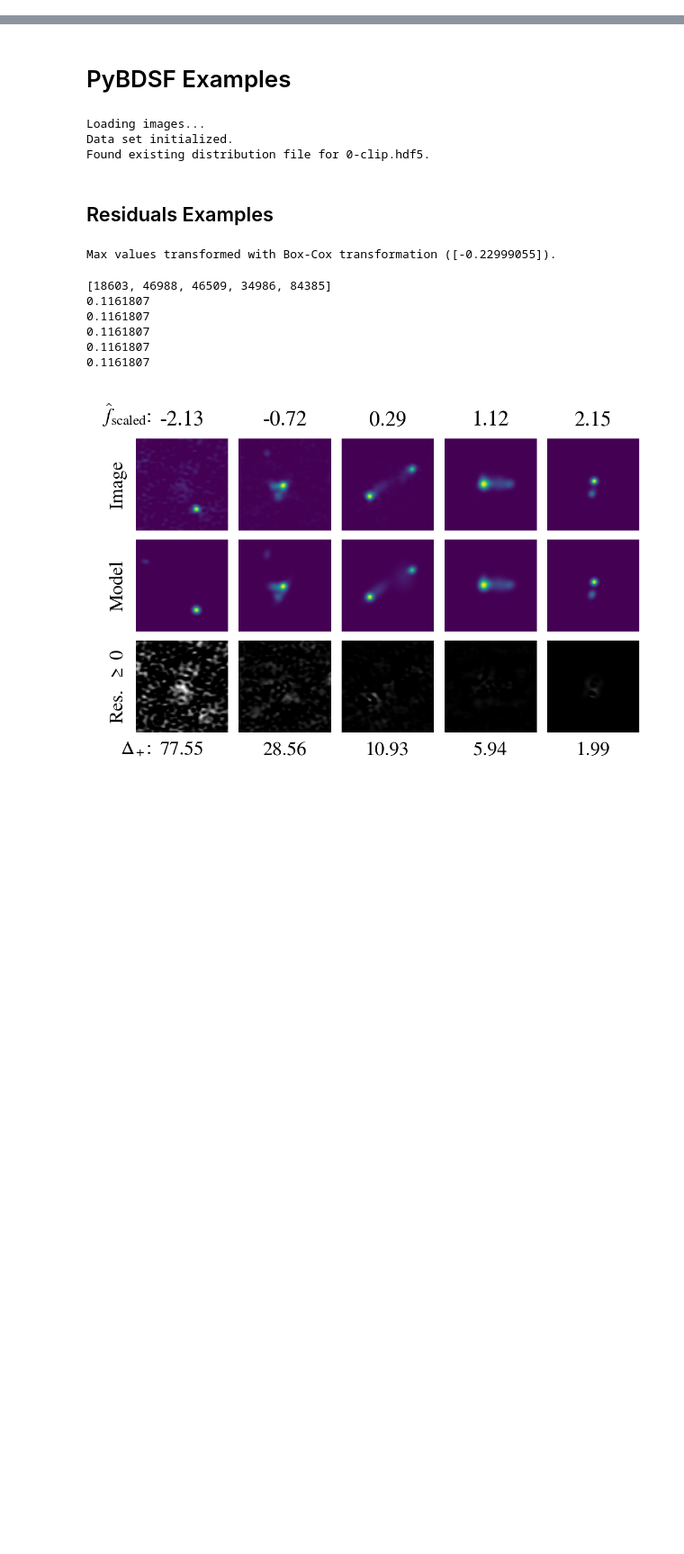
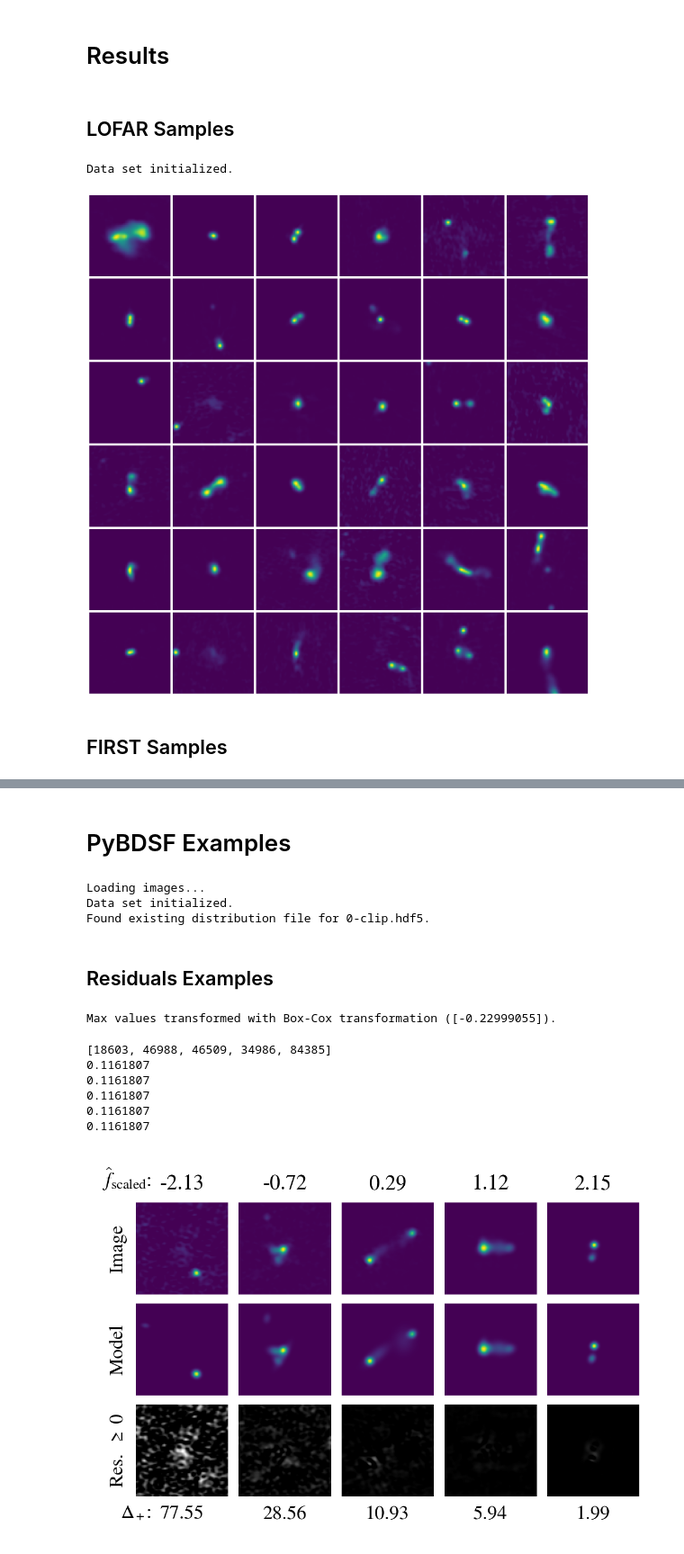
Before and after one commit to tmartinezML/LOFAR-Diffusion, a Jupyter notebook: src/notebooks/paper_plots.ipynb, the cells around one changed output, grey strips where cells are left out. Shown at 90% size. Cells and saved outputs as stored; diff of their text form; code cells hidden in the pictures; blank space fills up the shorter version.

Commit message:
Paper plots

```diff
--- a/src/notebooks/paper_plots.ipynb
+++ b/src/notebooks/paper_plots.ipynb
@@ -11,0 +12,20 @@ os.getcwd()
+# %% [markdown]
+# Results
+# %% [markdown]
+## LOFAR Samples
+# %%
+samples_file = Path(
+    '/hs/fs08/data/group-brueggen/tmartinez/diffusion/analysis_results/Data_Augmented/Data_Augmented_samples_50000_guidance_strength=1.00e-01.pt'
+)
+# %%
+from utils.data_utils import EvaluationDataset
+
+dset_sel = EvaluationDataset(samples_file)
+# %% [output]
+Data set initialized.
+# %%
+from plotting.plot_images import random_image_grid
+
+fig, ax = random_image_grid(dset_sel, 36)
+# %% [output]
+[figure, added]
@@ -11,0 +37,2 @@ os.getcwd()
+# %% [markdown]
+## FIRST Samples
```
Also changed, not shown: parts of 6 cells of this notebook, 3 other files.
